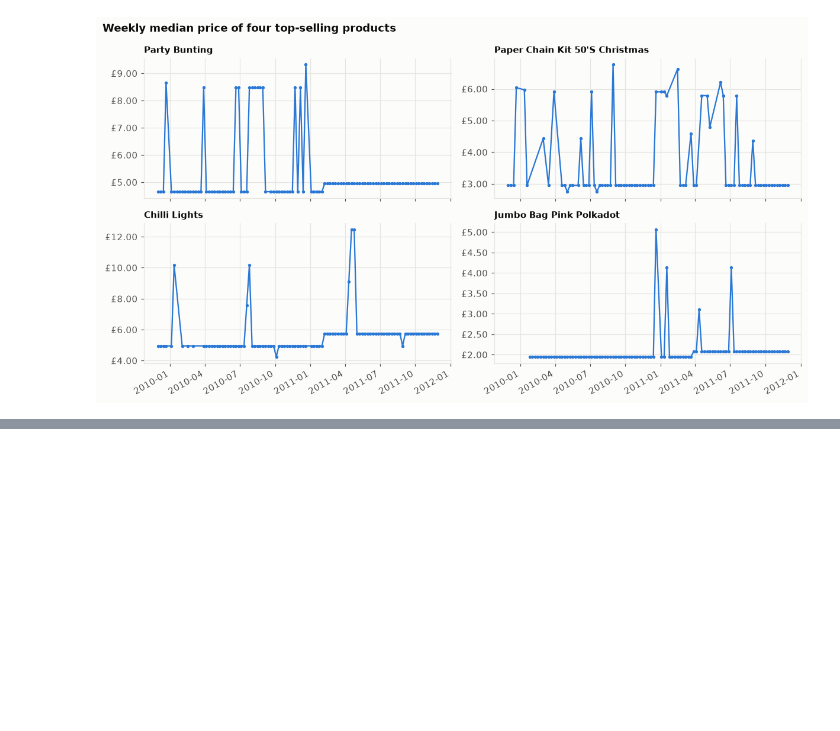
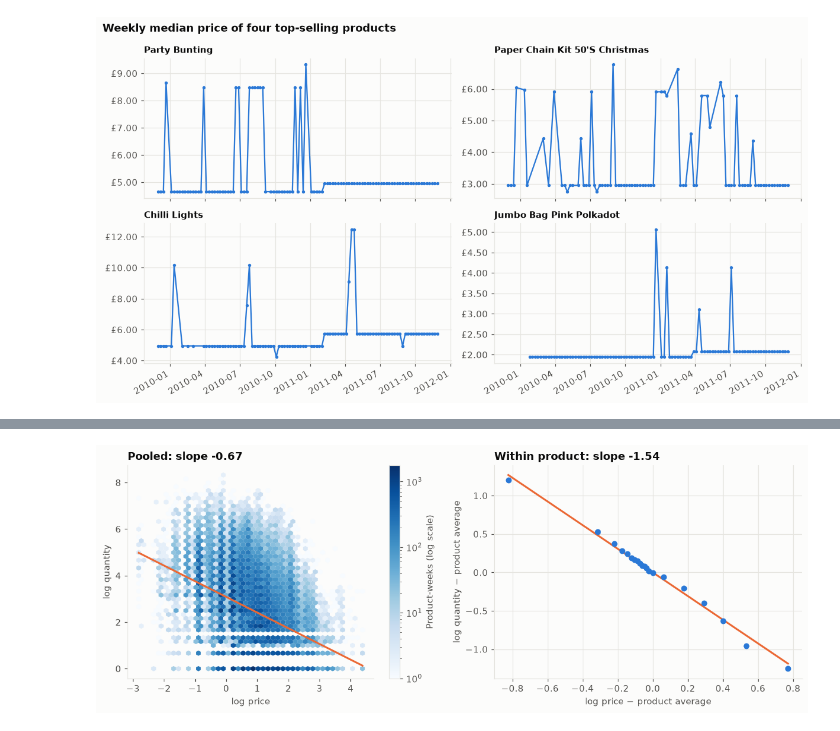
Before and after one commit to AmanDadsena/econocausal, a Jupyter notebook: notebooks/01_eda.ipynb, the cells around one changed output, grey strips where cells are left out. Saved outputs shown, nothing was run; the diff lists cells and outputs as text; code cells hidden in the pictures; blank space fills up the shorter version.

```diff
--- a/notebooks/01_eda.ipynb
+++ b/notebooks/01_eda.ipynb
@@ -167,0 +288,29 @@ findfont: Failed to find font weight semibold for DejaVu Sans, now using 700.
+# %%
+pooled_slope, pooled_icept = np.polyfit(panel["log_price"], panel["log_quantity"], 1)
+within_slope, _ = np.polyfit(dev["price_dev"], dev["quantity_dev"], 1)
+
+fig, axes = plt.subplots(1, 2, figsize=(11, 4.2))
+
+hb = axes[0].hexbin(panel["log_price"], panel["log_quantity"], gridsize=45, cmap="Blues",
+                    mincnt=1, bins="log", linewidths=0)
+xs = np.linspace(panel["log_price"].min(), panel["log_price"].max(), 50)
+axes[0].plot(xs, pooled_icept + pooled_slope * xs, color=ORANGE)
+axes[0].set_title(f"Pooled: slope {pooled_slope:.2f}")
+axes[0].set_xlabel("log price")
+axes[0].set_ylabel("log quantity")
+axes[0].grid(False)
+fig.colorbar(hb, ax=axes[0], label="Product-weeks (log scale)")
+
+qbins = pd.qcut(dev["price_dev"], 20, duplicates="drop")
+binned = dev.groupby(qbins, observed=True)[["price_dev", "quantity_dev"]].mean()
+axes[1].scatter(binned["price_dev"], binned["quantity_dev"], color=BLUE, s=30, zorder=3)
+xs = np.linspace(binned["price_dev"].min(), binned["price_dev"].max(), 50)
+axes[1].plot(xs, within_slope * xs, color=ORANGE)
+axes[1].set_title(f"Within product: slope {within_slope:.2f}")
+axes[1].set_xlabel("log price − product average")
+axes[1].set_ylabel("log quantity − product average")
+
+fig.tight_layout()
+save_figure(fig, "07_demand_curves_pooled_vs_within")
+# %% [output]
+[figure, added]
```
Also changed, not shown: parts of 12 cells of this notebook, 4 other files.
